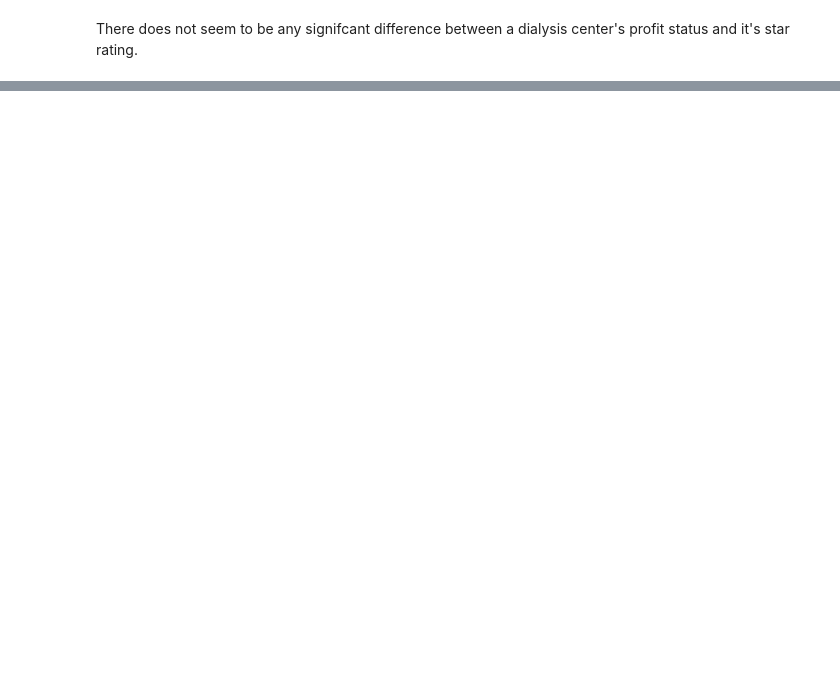
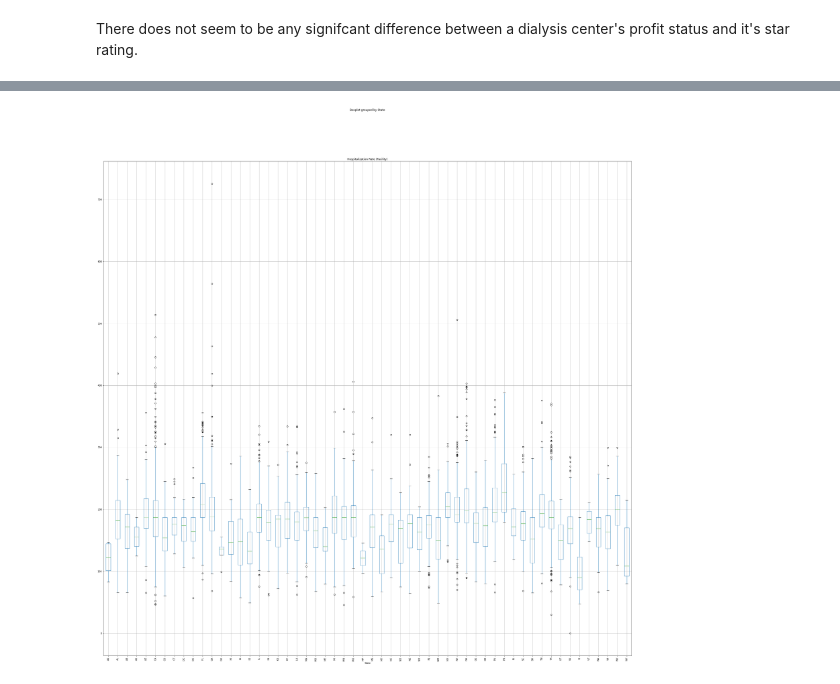
Before and after one commit to nicholehartz/Capstone2, a Jupyter notebook: Capstone 2 - Dialysis - EDA.ipynb, the cells around one changed output, grey strips where cells are left out. Cells and saved outputs as stored; diff of their text form; code cells hidden in the pictures; blank space fills up the shorter version.

```diff
--- a/Capstone 2 - Dialysis - EDA.ipynb
+++ b/Capstone 2 - Dialysis - EDA.ipynb
@@ -452,0 +343,5 @@ There does not seem to be any signifcant difference between a dialysis center's
+# %%
+fig, ax = plt.subplots(1, 1, figsize=(40,40))
+_ = dialysis.boxplot('Hospitalization Rate (Facility)', 'State',  rot=90, ax=ax)
+# %% [output]
+[figure, added]
```
Also changed, not shown: parts of 37 cells of this notebook.
